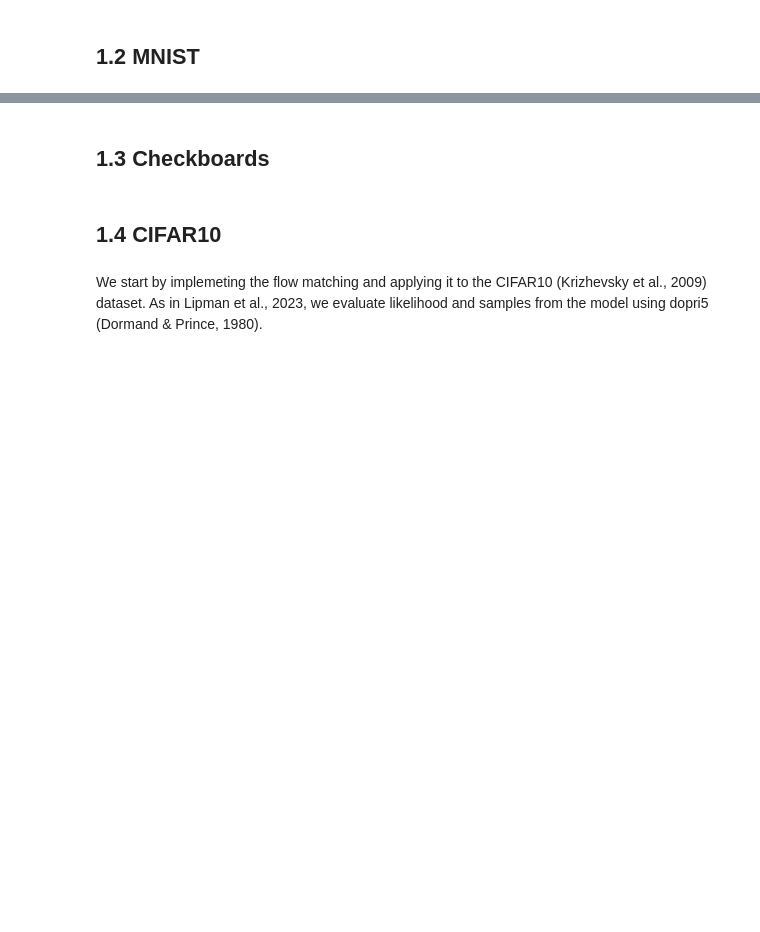
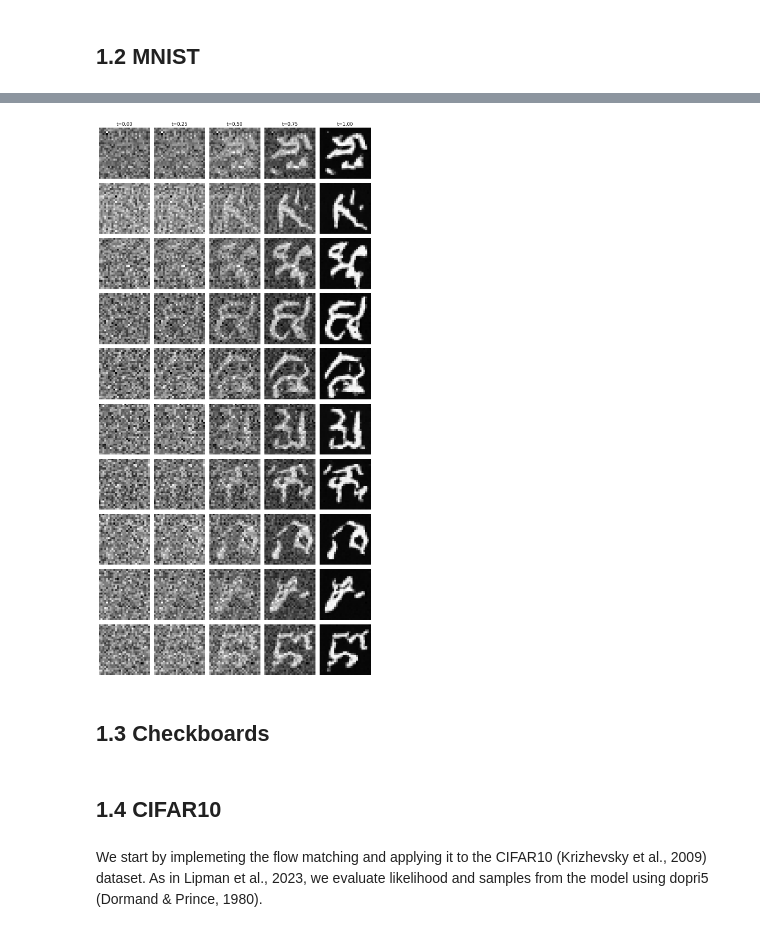
Before and after one commit to tarcisiobueno/flow-matching, a Jupyter notebook: experiments.ipynb, the cells around one changed output, grey strips where cells are left out. Drawn from its saved outputs; the diff is of its cells as text; code cells hidden in the pictures; blank space fills up the shorter version.

```diff
--- a/experiments.ipynb
+++ b/experiments.ipynb
@@ -28,0 +147,10 @@ We generate results and compare the resutls for the models FM-OT and FM-Diffusio
+# %%
+with torch.no_grad():
+    trajectory = odeint(
+        net_model,
+        x,
+        time_steps,
+        method='dopri5',
+        rtol=1e-3,
+        atol=1e-3
+    )
@@ -30,0 +292,33 @@ We generate results and compare the resutls for the models FM-OT and FM-Diffusio
+# %%
+# Rest of the training loop
+lr = 2e-4
+optimizer = torch.optim.Adam(net_model.parameters())
+loss_fn = nn.MSELoss()
+otfm = OTFM()
+sigma_min = 0
+n_epochs = 50
+
+for epoch in range(n_epochs):
+
+    running_loss = 0.0
+
+    for batch, _ in dataloader:
+        batch = batch.to(device)
+
+        x_0 = torch.randn_like(batch).to(device)
+        x_1 = batch
+        t = torch.rand(len(batch), 1, 28, 28).to(device)
+
+        dx_t = otfm.compute_dx_t(x_0, x_1, sigma_min)
+        x_t = otfm.compute_x_t(x_0, x_1, sigma_min, t)
+
+
+        optimizer.zero_grad()
+        v_pred = net_model(x_t, t)
+        loss = loss_fn(v_pred, dx_t)
+        loss.backward()
+        optimizer.step()
+
+        running_loss += loss.item()
+
+    print(f"Epoch {epoch+1}/{n_epochs}, Loss: {running_loss/len(dataloader)}")
@@ -31,3 +447,7 @@ We generate results and compare the resutls for the models FM-OT and FM-Diffusio
+# %%
+sampler.visualize_mnist_flow(net_model, n_samples=10, n_steps=4, device=device)
+# %% [output]
+[figure, added]
 # %% [markdown]
 ## 1.3 Checkboards
 # %% [markdown]
```
Also changed, not shown: parts of 25 cells of this notebook, 6 other files.
